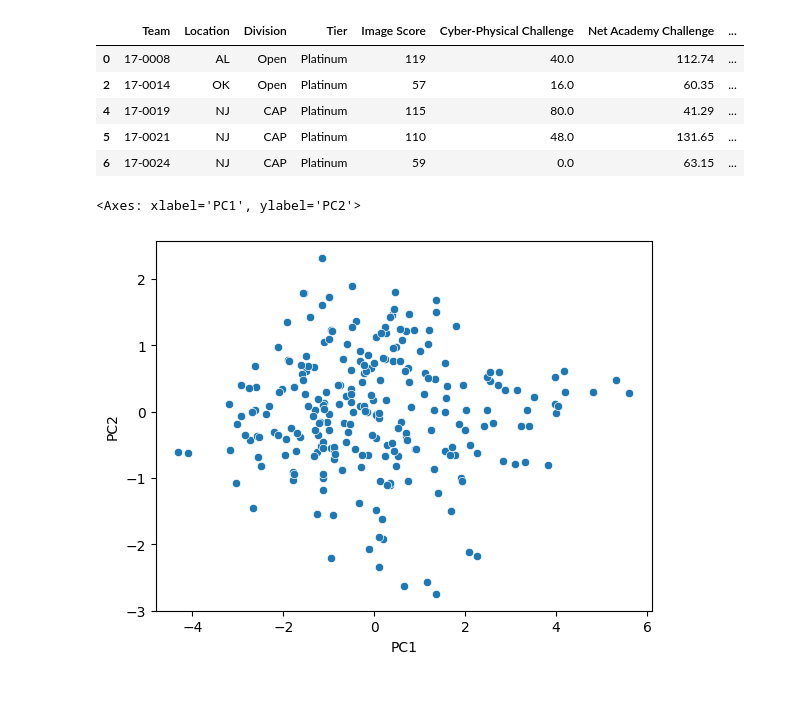
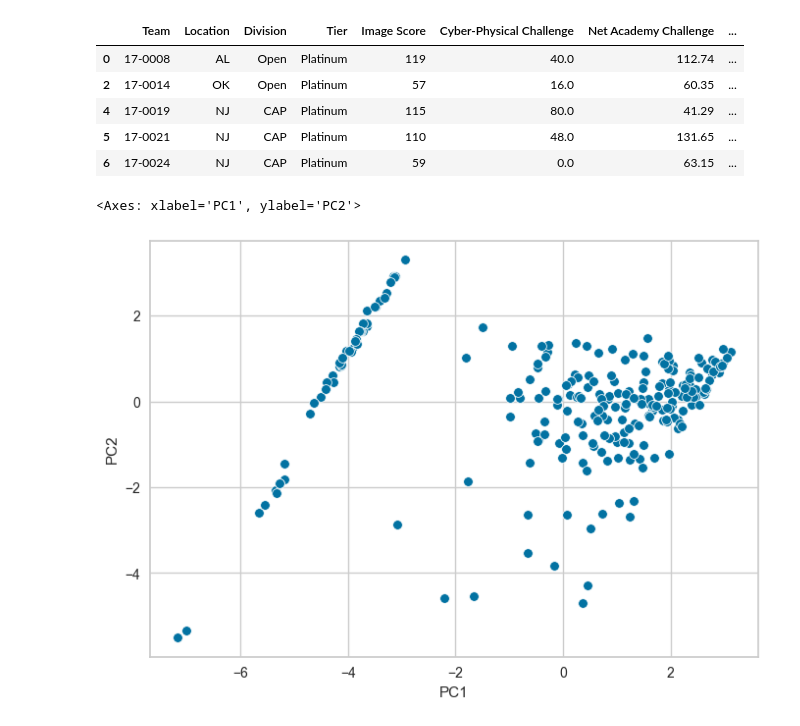
Before and after one commit to cookiebouquets/CHC-CyberPatriot-Scores-Analysis, a Jupyter notebook: analysis.ipynb, the cells around one changed output. Cells and saved outputs as stored; diff of their text form; code cells hidden in the pictures; blank space fills up the shorter version.

```diff
--- a/analysis.ipynb
+++ b/analysis.ipynb
@@ -79,20 +79,19 @@ platinum.head()
 # %%
 platinum = convert_to_numerical(platinum)
 # %%
-scaler = StandardScaler()
-scaler.fit(platinum)
-Scaled_data = scaler.transform(platinum)
+
+Scaled_data = np.log2(platinum + 1)
 
 model = PCA(n_components= 2)
 model.fit(Scaled_data)
 
 PCS = model.transform(Scaled_data)
 PCA_df = pd.DataFrame(PCS,columns = ["PC1","PC2"])
 
 sns.scatterplot(PCA_df, x = "PC1", y = "PC2", legend = "full" )
 # %% [output]
 <Axes: xlabel='PC1', ylabel='PC2'>
-[figure, old version]
+[figure, new version]
 # %%
 from sklearn.manifold import TSNE
 
```
Also changed, not shown: parts of 4 cells of this notebook.
